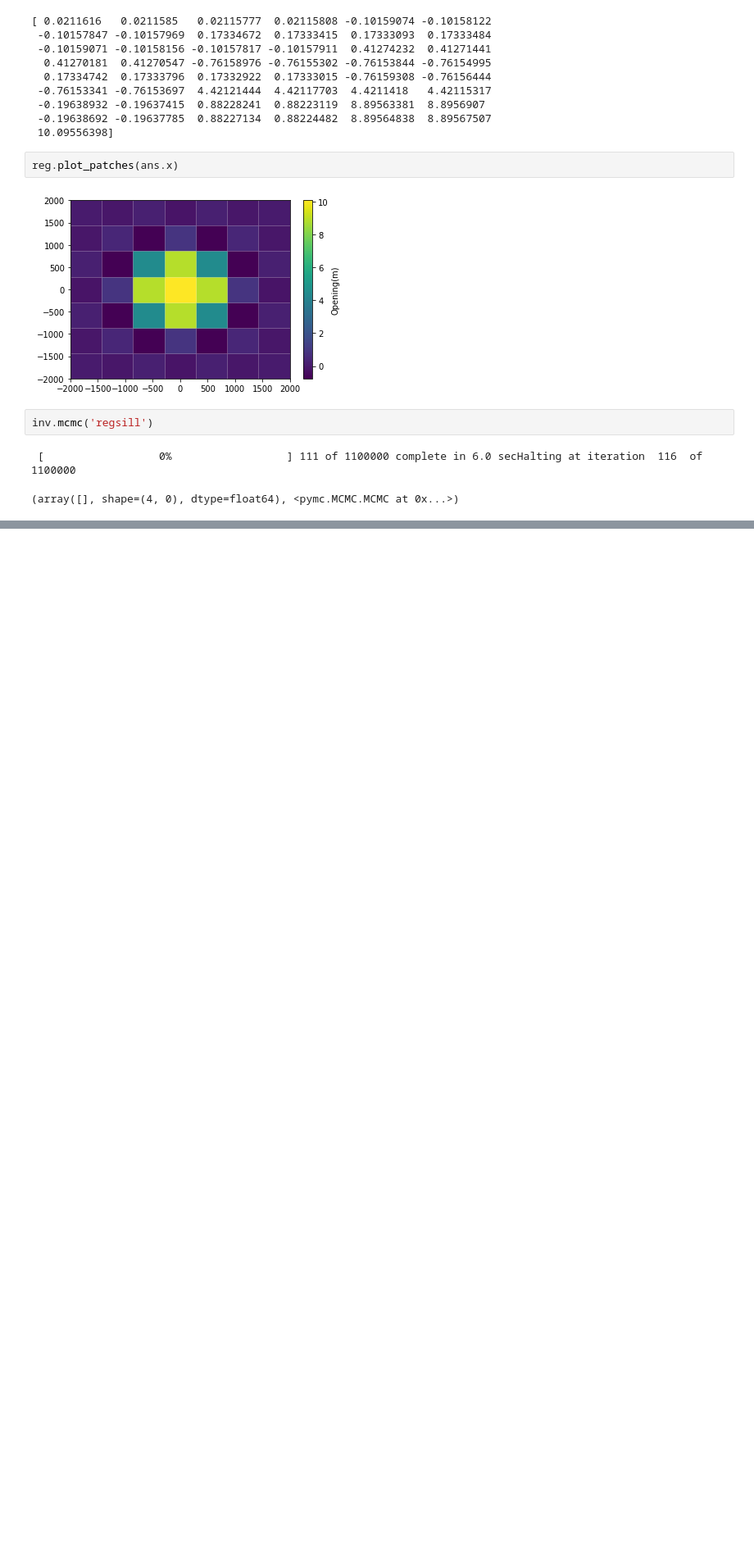
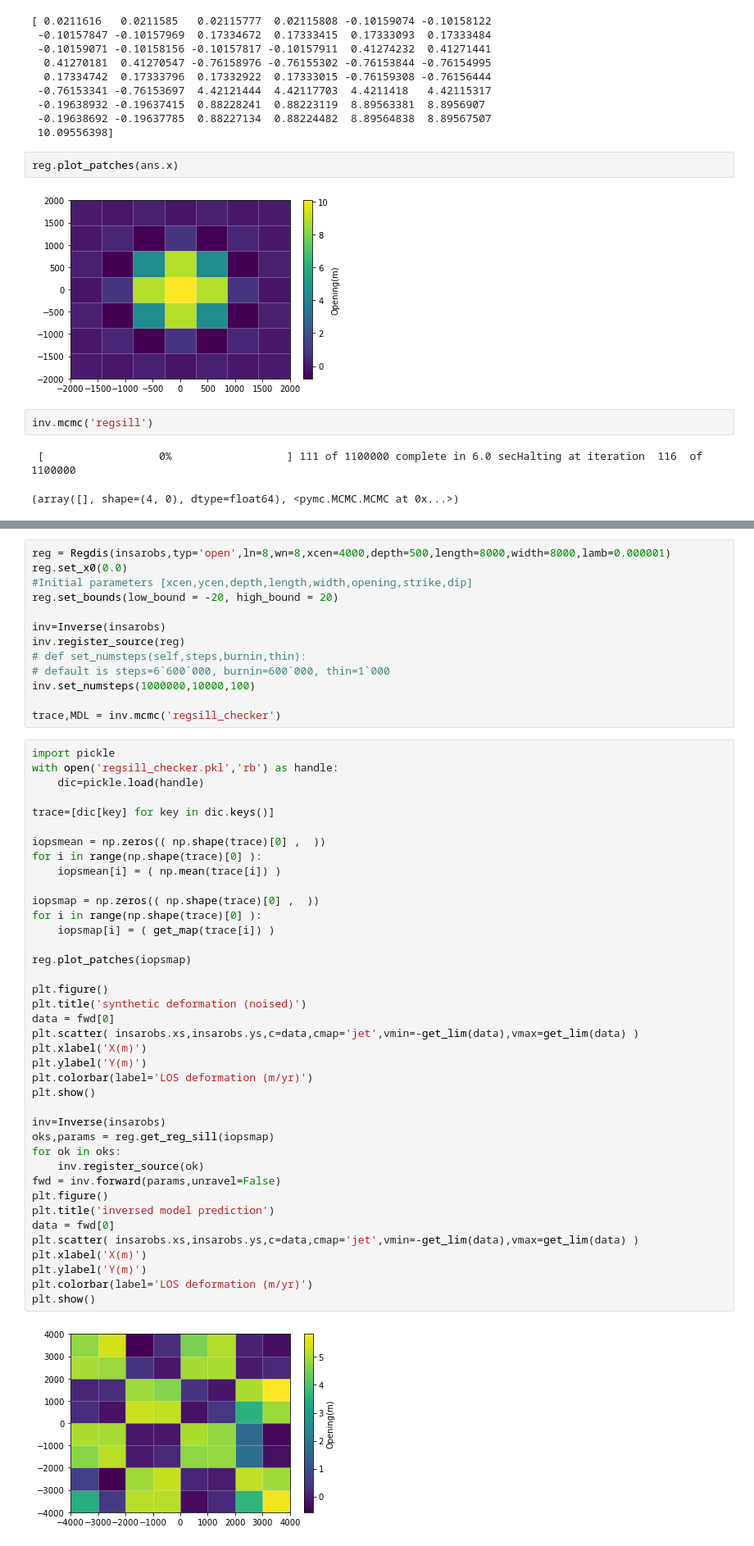
Before and after one commit to uafgeotools/vmod, a Jupyter notebook: synthetic_reg_sill.ipynb, the cells around one changed output, grey strips where cells are left out. Shown: that part at 82% size. Saved outputs shown, nothing was run; the diff lists cells and outputs as text; blank space fills up the shorter version.

Commit message:
fixed vmod.source.regdis.plot_patches

```diff
--- a/synthetic_reg_sill.ipynb
+++ b/synthetic_reg_sill.ipynb
@@ -88,0 +217,54 @@ inv.mcmc('regsill')
+# %%
+reg = Regdis(insarobs,typ='open',ln=8,wn=8,xcen=4000,depth=500,length=8000,width=8000,lamb=0.000001)
+reg.set_x0(0.0)
+#Initial parameters [xcen,ycen,depth,length,width,opening,strike,dip]
+reg.set_bounds(low_bound = -20, high_bound = 20)
+
+inv=Inverse(insarobs)
+inv.register_source(reg)
+# def set_numsteps(self,steps,burnin,thin):
+# default is steps=6`600`000, burnin=600`000, thin=1`000
+inv.set_numsteps(1000000,10000,100)
+
+trace,MDL = inv.mcmc('regsill_checker')
+# %%
+import pickle
+with open('regsill_checker.pkl','rb') as handle:
+    dic=pickle.load(handle)
+
+trace=[dic[key] for key in dic.keys()]
+
+iopsmean = np.zeros(( np.shape(trace)[0] ,  ))
+for i in range(np.shape(trace)[0] ):
+    iopsmean[i] = ( np.mean(trace[i]) )
+
+iopsmap = np.zeros(( np.shape(trace)[0] ,  ))
+for i in range(np.shape(trace)[0] ):
+    iopsmap[i] = ( get_map(trace[i]) )
+
+reg.plot_patches(iopsmap)
+
+plt.figure()
+plt.title('synthetic deformation (noised)')
+data = fwd[0]
+plt.scatter( insarobs.xs,insarobs.ys,c=data,cmap='jet',vmin=-get_lim(data),vmax=get_lim(data) )
+plt.xlabel('X(m)')
+plt.ylabel('Y(m)')
+plt.colorbar(label='LOS deformation (m/yr)')
+plt.show()
+
+inv=Inverse(insarobs)
+oks,params = reg.get_reg_sill(iopsmap)
+for ok in oks:
+    inv.register_source(ok)
+fwd = inv.forward(params,unravel=False)
+plt.figure()
+plt.title('inversed model prediction')
+data = fwd[0]
+plt.scatter( insarobs.xs,insarobs.ys,c=data,cmap='jet',vmin=-get_lim(data),vmax=get_lim(data) )
+plt.xlabel('X(m)')
+plt.ylabel('Y(m)')
+plt.colorbar(label='LOS deformation (m/yr)')
+plt.show()
+# %% [output]
+[figure, added]
```
Also changed, not shown: parts of 3 cells of this notebook, 2 other files.
